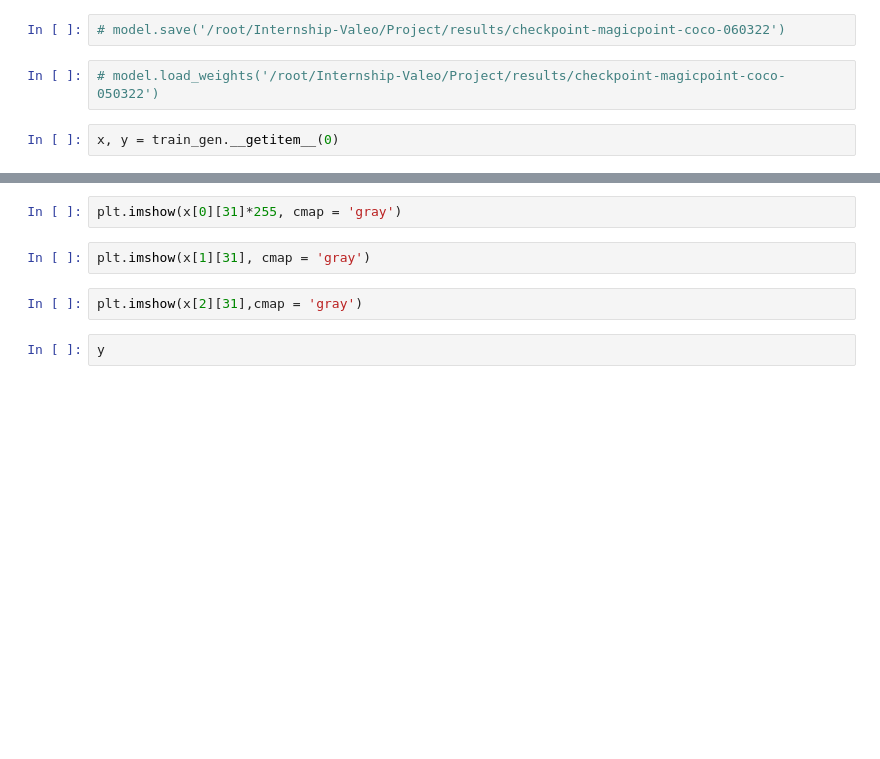
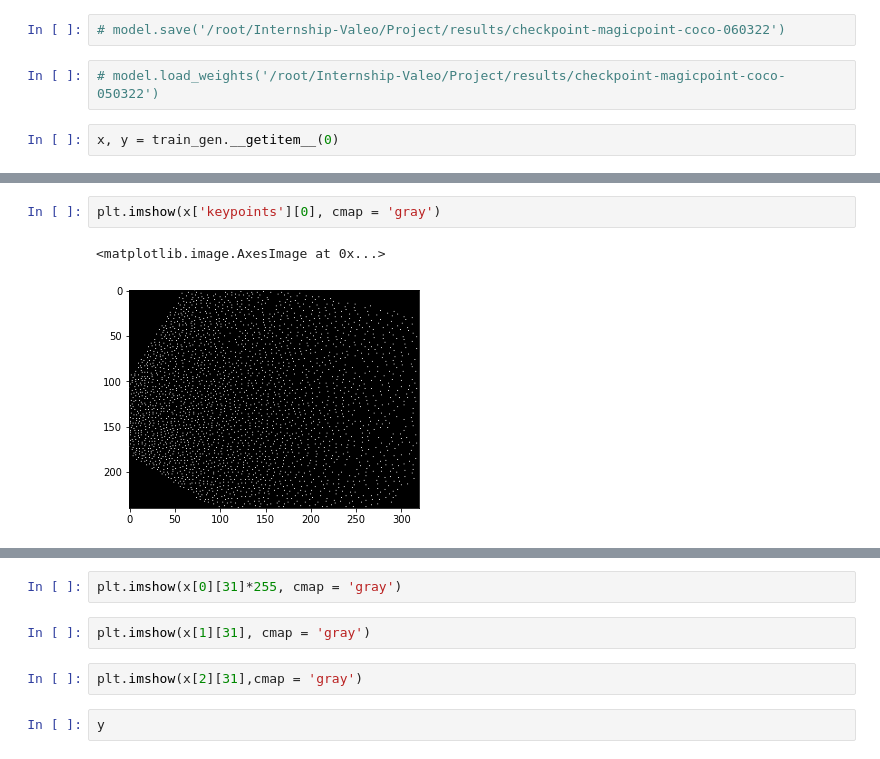
Before and after one commit to amit205/multi-task-learning, a Jupyter notebook: magicpoint-coco.ipynb, the cells around one changed output, grey strips where cells are left out. Drawn from its saved outputs; the diff is of its cells as text; blank space fills up the shorter version.

```diff
--- a/magicpoint-coco.ipynb
+++ b/magicpoint-coco.ipynb
@@ -391,0 +460,5 @@ x[0].shape
+# %%
+plt.imshow(x['keypoints'][0], cmap = 'gray')
+# %% [output]
+<matplotlib.image.AxesImage at 0x...>
+[figure, added]
```
Also changed, not shown: parts of 32 cells of this notebook, 5 other files.
